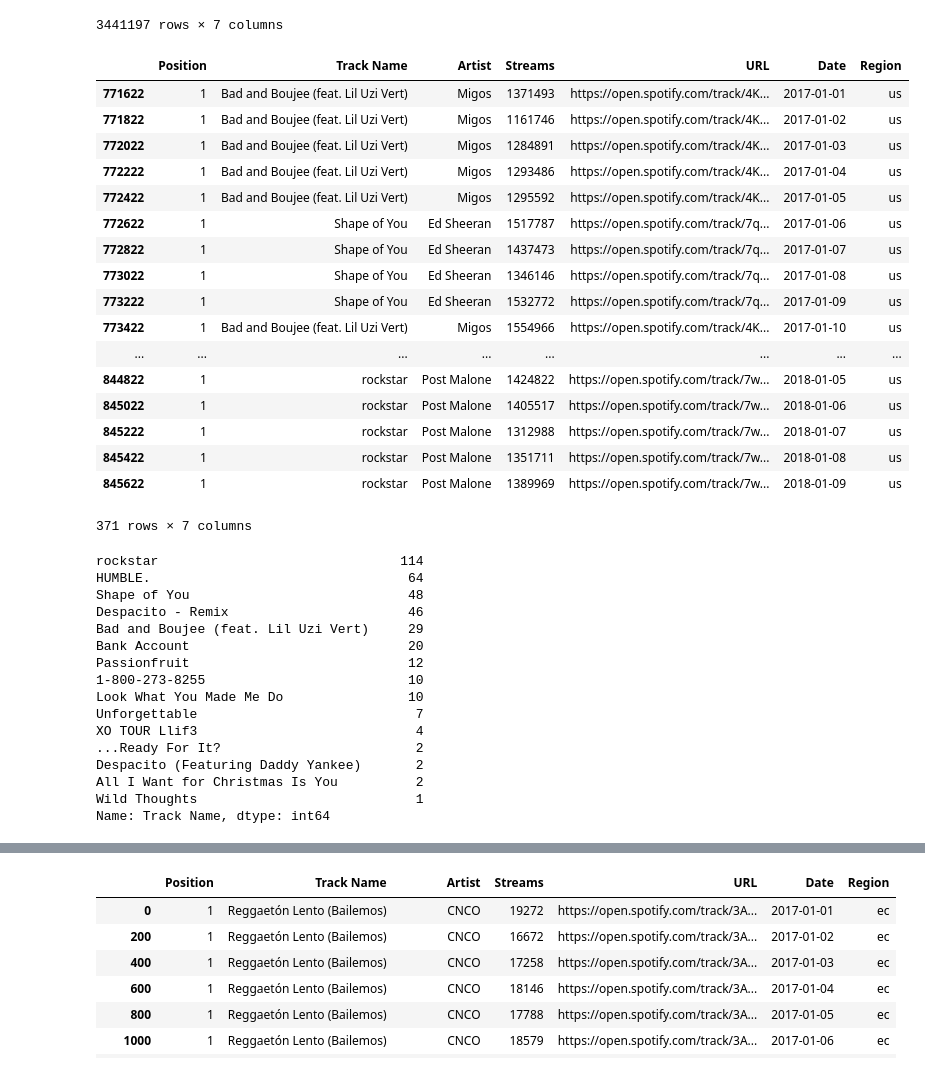
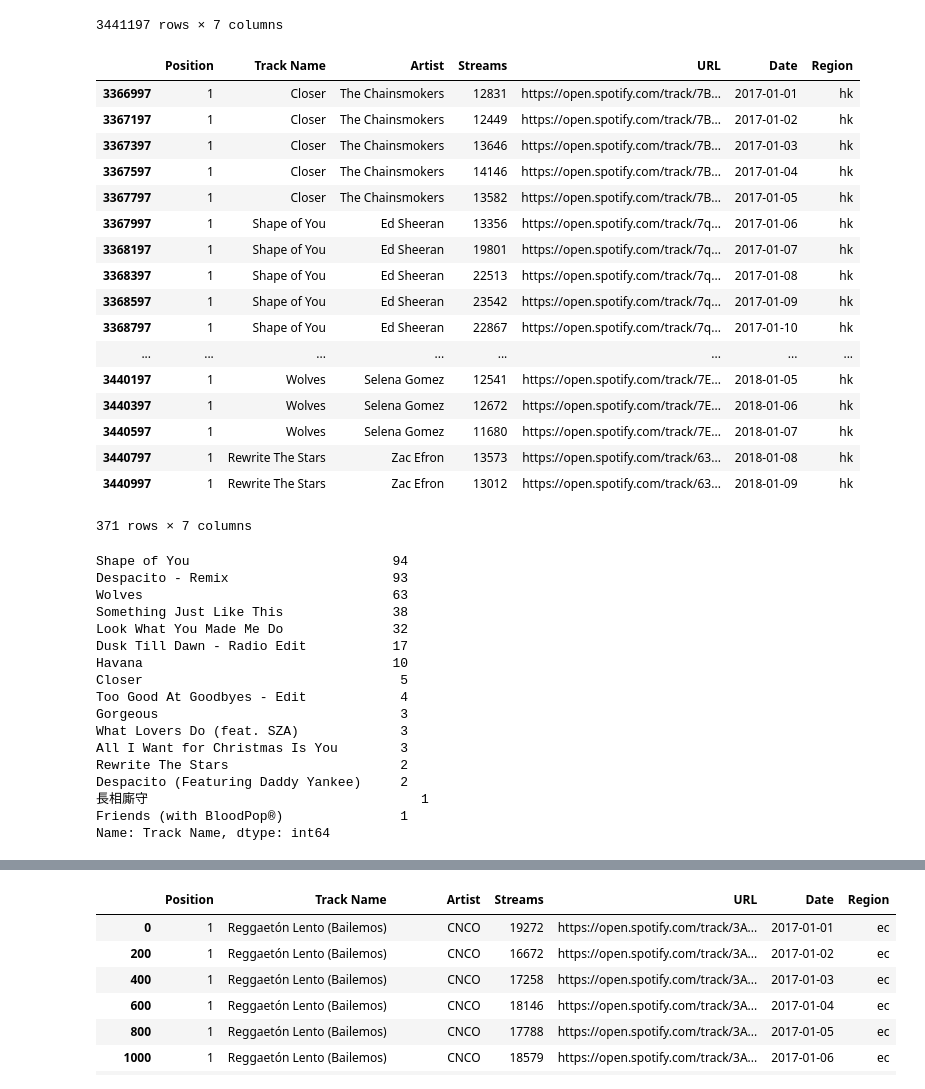
Before and after one commit to Aritra23/Spotify-Visualization, a Jupyter notebook: Spotify_Data_Analysis.ipynb, the cells around one changed output, grey strips where cells are left out. Drawn from its saved outputs; the diff is of its cells as text; code cells hidden in the pictures.

```diff
--- a/Spotify_Data_Analysis.ipynb
+++ b/Spotify_Data_Analysis.ipynb
@@ -27,46 +27,47 @@ spotify_df
 | 3441196 | 200 | Let Her Go | Passenger | 2088 | https://open.spotify.com/track/2j... | 2018-01-09 | hk |
 3441197 rows × 7 columns
 # %%
-poss = spotify_df[(spotify_df['Region'] == 'us') & (spotify_df['Position'] == 1)]
+poss = spotify_df[(spotify_df['Region'] == 'hk') & (spotify_df['Position'] == 1)]
 poss
 # %% [output]
 |  | Position | Track Name | Artist | Streams | URL | Date | Region |
-| 771622 | 1 | Bad and Boujee (feat. Lil Uzi Vert) | Migos | 1371493 | https://open.spotify.com/track/4K... | 2017-01-01 | us |
-| 771822 | 1 | Bad and Boujee (feat. Lil Uzi Vert) | Migos | 1161746 | https://open.spotify.com/track/4K... | 2017-01-02 | us |
-| 772022 | 1 | Bad and Boujee (feat. Lil Uzi Vert) | Migos | 1284891 | https://open.spotify.com/track/4K... | 2017-01-03 | us |
-| 772222 | 1 | Bad and Boujee (feat. Lil Uzi Vert) | Migos | 1293486 | https://open.spotify.com/track/4K... | 2017-01-04 | us |
-| 772422 | 1 | Bad and Boujee (feat. Lil Uzi Vert) | Migos | 1295592 | https://open.spotify.com/track/4K... | 2017-01-05 | us |
-| 772622 | 1 | Shape of You | Ed Sheeran | 1517787 | https://open.spotify.com/track/7q... | 2017-01-06 | us |
-| 772822 | 1 | Shape of You | Ed Sheeran | 1437473 | https://open.spotify.com/track/7q... | 2017-01-07 | us |
-| 773022 | 1 | Shape of You | Ed Sheeran | 1346146 | https://open.spotify.com/track/7q... | 2017-01-08 | us |
-| 773222 | 1 | Shape of You | Ed Sheeran | 1532772 | https://open.spotify.com/track/7q... | 2017-01-09 | us |
-| 773422 | 1 | Bad and Boujee (feat. Lil Uzi Vert) | Migos | 1554966 | https://open.spotify.com/track/4K... | 2017-01-10 | us |
+| 3366997 | 1 | Closer | The Chainsmokers | 12831 | https://open.spotify.com/track/7B... | 2017-01-01 | hk |
+| 3367197 | 1 | Closer | The Chainsmokers | 12449 | https://open.spotify.com/track/7B... | 2017-01-02 | hk |
+| 3367397 | 1 | Closer | The Chainsmokers | 13646 | https://open.spotify.com/track/7B... | 2017-01-03 | hk |
+| 3367597 | 1 | Closer | The Chainsmokers | 14146 | https://open.spotify.com/track/7B... | 2017-01-04 | hk |
+| 3367797 | 1 | Closer | The Chainsmokers | 13582 | https://open.spotify.com/track/7B... | 2017-01-05 | hk |
+| 3367997 | 1 | Shape of You | Ed Sheeran | 13356 | https://open.spotify.com/track/7q... | 2017-01-06 | hk |
+| 3368197 | 1 | Shape of You | Ed Sheeran | 19801 | https://open.spotify.com/track/7q... | 2017-01-07 | hk |
+| 3368397 | 1 | Shape of You | Ed Sheeran | 22513 | https://open.spotify.com/track/7q... | 2017-01-08 | hk |
+| 3368597 | 1 | Shape of You | Ed Sheeran | 23542 | https://open.spotify.com/track/7q... | 2017-01-09 | hk |
+| 3368797 | 1 | Shape of You | Ed Sheeran | 22867 | https://open.spotify.com/track/7q... | 2017-01-10 | hk |
 | ... | ... | ... | ... | ... | ... | ... | ... |
-| 844822 | 1 | rockstar | Post Malone | 1424822 | https://open.spotify.com/track/7w... | 2018-01-05 | us |
-| 845022 | 1 | rockstar | Post Malone | 1405517 | https://open.spotify.com/track/7w... | 2018-01-06 | us |
-| 845222 | 1 | rockstar | Post Malone | 1312988 | https://open.spotify.com/track/7w... | 2018-01-07 | us |
-| 845422 | 1 | rockstar | Post Malone | 1351711 | https://open.spotify.com/track/7w... | 2018-01-08 | us |
-| 845622 | 1 | rockstar | Post Malone | 1389969 | https://open.spotify.com/track/7w... | 2018-01-09 | us |
+| 3440197 | 1 | Wolves | Selena Gomez | 12541 | https://open.spotify.com/track/7E... | 2018-01-05 | hk |
+| 3440397 | 1 | Wolves | Selena Gomez | 12672 | https://open.spotify.com/track/7E... | 2018-01-06 | hk |
+| 3440597 | 1 | Wolves | Selena Gomez | 11680 | https://open.spotify.com/track/7E... | 2018-01-07 | hk |
+| 3440797 | 1 | Rewrite The Stars | Zac Efron | 13573 | https://open.spotify.com/track/63... | 2018-01-08 | hk |
+| 3440997 | 1 | Rewrite The Stars | Zac Efron | 13012 | https://open.spotify.com/track/63... | 2018-01-09 | hk |
 371 rows × 7 columns
 # %%
 dat = poss['Track Name'].value_counts()
 dat
 # %% [output]
-rockstar                               114
-HUMBLE.                                 64
-Shape of You                            48
-Despacito - Remix                       46
-Bad and Boujee (feat. Lil Uzi Vert)     29
-Bank Account                            20
-Passionfruit                            12
-1-800-273-8255                          10
-Look What You Made Me Do                10
-Unforgettable                            7
-XO TOUR Llif3                            4
-...Ready For It?                         2
-Despacito (Featuring Daddy Yankee)       2
-All I Want for Christmas Is You          2
-Wild Thoughts                            1
+Shape of You                          94
+Despacito - Remix                     93
+Wolves                                63
+Something Just Like This              38
+Look What You Made Me Do              32
+Dusk Till Dawn - Radio Edit           17
+Havana                                10
+Closer                                 5
+Too Good At Goodbyes - Edit            4
+Gorgeous                               3
+What Lovers Do (feat. SZA)             3
+All I Want for Christmas Is You        3
+Rewrite The Stars                      2
+Despacito (Featuring Daddy Yankee)     2
+長相廝守                                   1
+Friends (with BloodPop®)               1
 Name: Track Name, dtype: int64
 # %%
 Top_song = spotify_df.loc[spotify_df['Streams'] == spotify_df['Streams'].max() ,:]
```
Also changed, not shown: 1 other file.
